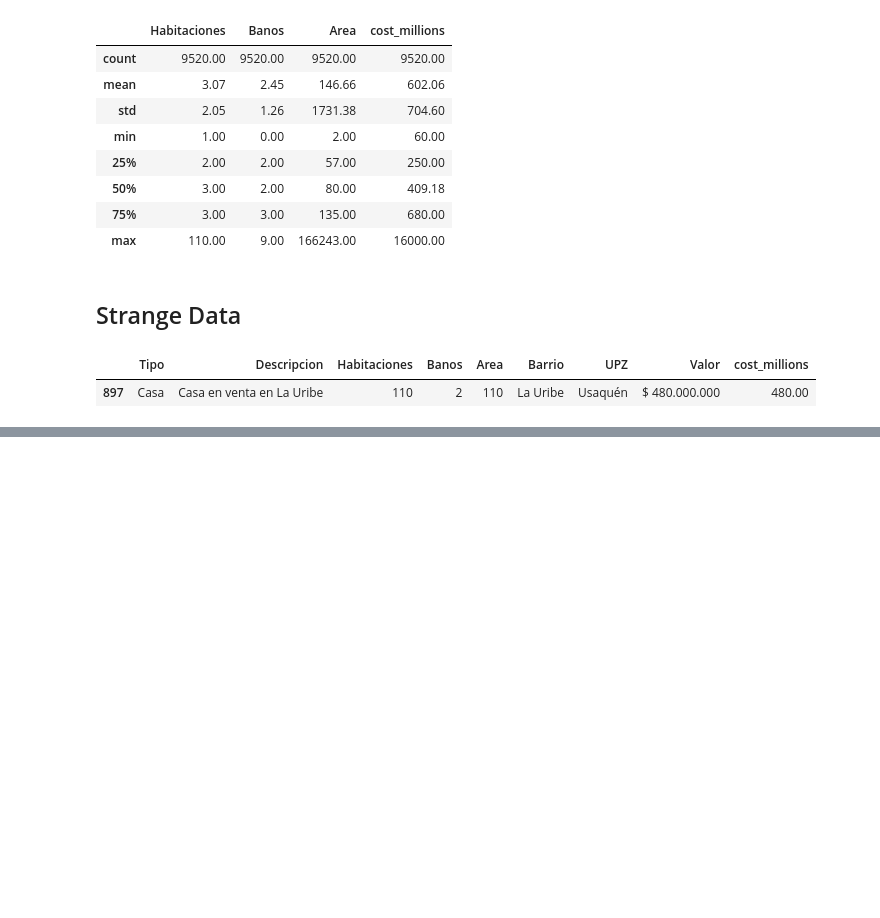
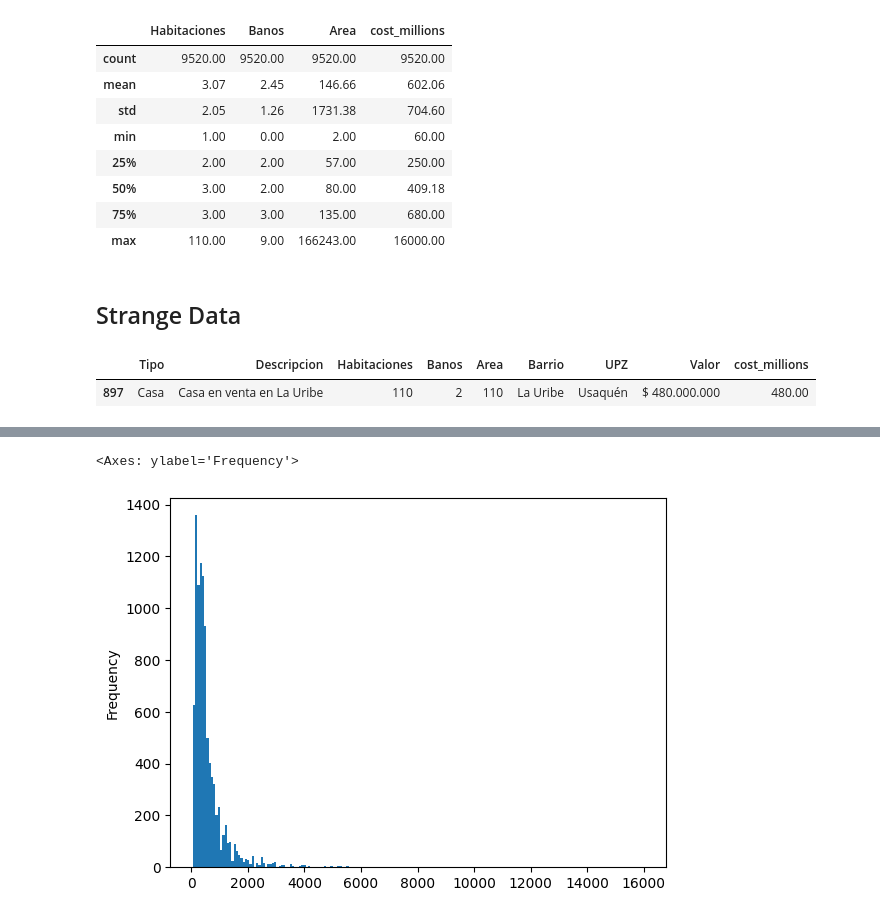
Before and after one commit to EmmanuelMald/Inmersion-datos-Aiura-LATAM, a Jupyter notebook: Day 2/day2.ipynb, the cells around one changed output, grey strips where cells are left out. Cells and saved outputs as stored; diff of their text form; code cells hidden in the pictures; blank space fills up the shorter version.

```diff
--- a/Day 2/day2.ipynb
+++ b/Day 2/day2.ipynb
@@ -158,3 +163,8 @@ data[data.Area == data.Area.min()]
 # %% [output]
 |  | Tipo | Descripcion | Habitaciones | Banos | Area | Barrio | UPZ | Valor | cost_millions |
 | 8401 | Apartamento | Apartamento en venta en San Crist... | 3 | 1 | 2 | San Cristobal | Sosiego | $ 180.000.000 | 180.00 |
+# %%
+data.cost_millions.plot.hist(bins=200) #bins = number of classes of the histogram
+# %% [output]
+<Axes: ylabel='Frequency'>
+[figure, added]
```
Also changed, not shown: parts of 6 cells of this notebook, 1 other file.
